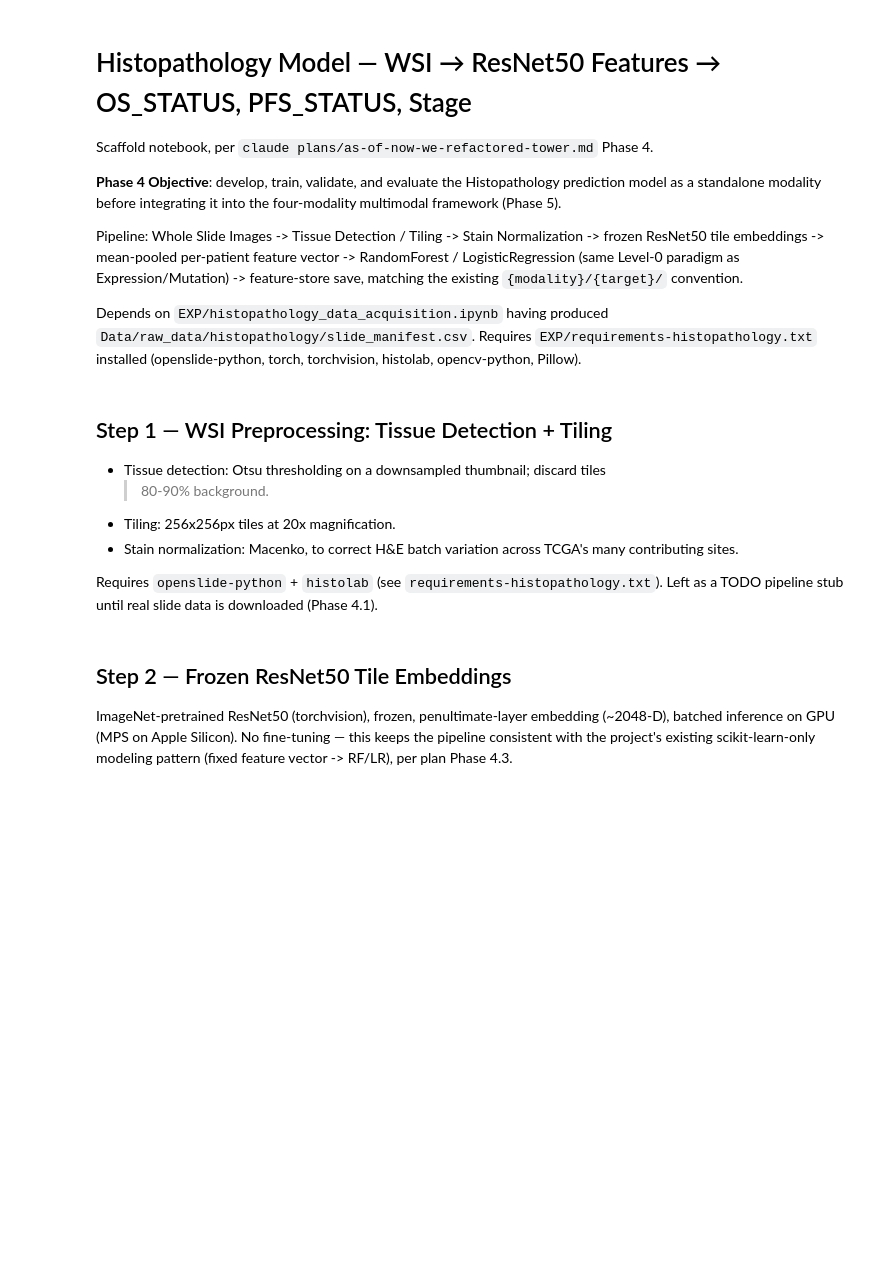
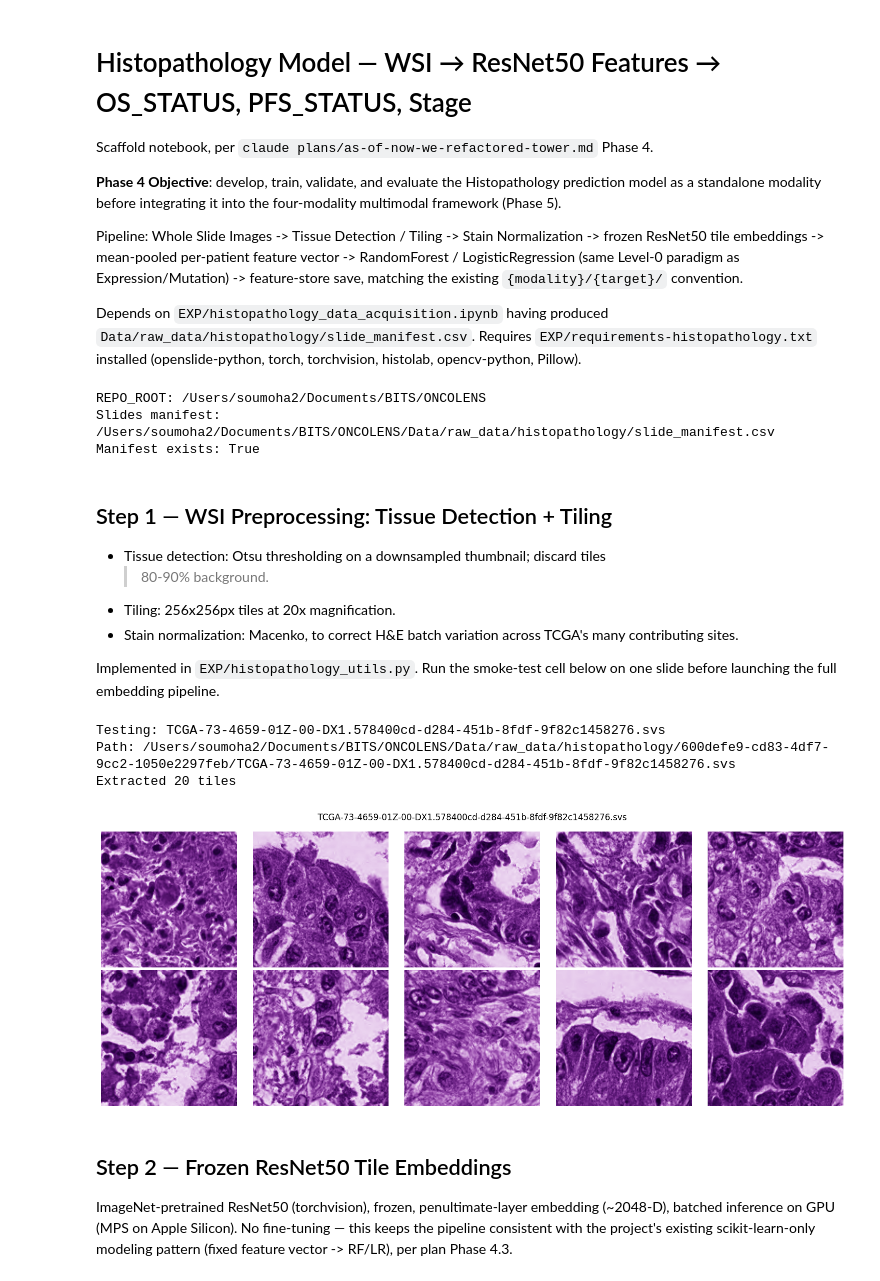
Before and after one commit to soumyaranmohanty/ONCOLENS, a Jupyter notebook: EXP/histopathology_v1.ipynb, the cells around one changed output. Saved outputs shown, nothing was run; the diff lists cells and outputs as text; code cells hidden in the pictures; blank space fills up the shorter version.

Commit message:
slide embedding created and histopathology model created

```diff
--- a/EXP/histopathology_v1.ipynb
+++ b/EXP/histopathology_v1.ipynb
@@ -17,22 +17,41 @@ Depends on `EXP/histopathology_data_acquisition.ipynb` having produced
 `EXP/requirements-histopathology.txt` installed (openslide-python, torch,
 torchvision, histolab, opencv-python, Pillow).
 # %%
+import json
 import os
-import json
 import sys
 from datetime import date
 from pathlib import Path
 
+import joblib
 import numpy as np
 import pandas as pd
-import joblib
 from sklearn.ensemble import RandomForestClassifier
 from sklearn.linear_model import LogisticRegression
+from sklearn.metrics import make_scorer, roc_auc_score
 from sklearn.model_selection import StratifiedKFold, cross_val_score, train_test_split
-from sklearn.metrics import roc_auc_score
 
-# Repo root on path for histopathology_utils
-sys.path.insert(0, str(Path.cwd()))
+# Cursor/Jupyter cwd may be repo root OR EXP/ — resolve automatically
+_cwd = Path.cwd()
+if (_cwd / "Data" / "raw_data" / "histopathology").exists():
+    REPO_ROOT = _cwd
+elif (_cwd.parent / "Data" / "raw_data" / "histopathology").exists():
+    REPO_ROOT = _cwd.parent
+else:
+    raise FileNotFoundError(
+        f"Cannot find Data/raw_data/histopathology from cwd={_cwd}"
+    )
+
+EXP_DIR = REPO_ROOT / "EXP"
+sys.path.insert(0, str(EXP_DIR))
+
+# Homebrew OpenSlide libs (macOS) — or: source scripts/env.sh before starting Jupyter
+_brew_lib = Path("/opt/homebrew/lib")
+if _brew_lib.is_dir():
+    os.environ["DYLD_FALLBACK_LIBRARY_PATH"] = (
+        f"{_brew_lib}:{os.environ.get('DYLD_FALLBACK_LIBRARY_PATH', '')}"
+    )
+
 from histopathology_utils import (
     aggregate_patient_features,
     build_resnet50_encoder,
@@ -41,12 +60,22 @@ from histopathology_utils import (
     tile_slide,
 )
 
-SLIDE_MANIFEST_PATH = "../Data/raw_data/histopathology/slide_manifest.csv"
-TILE_CACHE_DIR = "../Data/feature_store/histopathology/tile_embeddings_cache"
-FEATURE_STORE_ROOT = "../Data/feature_store/histopathology"
-CLINICAL_PATH = "../Data/processed_data/mutation_data_processed/selected_clinical.csv"
+SLIDE_MANIFEST_PATH = str(REPO_ROOT / "Data/raw_data/histopathology/slide_manifest.csv")
+TILE_CACHE_DIR = str(REPO_ROOT / "Data/feature_store/histopathology/tile_embeddings_cache")
+FEATURE_STORE_ROOT = str(REPO_ROOT / "Data/feature_store/histopathology")
+CLINICAL_PATH = str(
+    REPO_ROOT / "Data/processed_data/mutation_data_processed/selected_clinical.csv"
+)
+REGISTRY_PATH = str(REPO_ROOT / "Data/feature_store/registry_histopathology.json")
 
 os.makedirs(TILE_CACHE_DIR, exist_ok=True)
+print(f"REPO_ROOT: {REPO_ROOT}")
+print(f"Slides manifest: {SLIDE_MANIFEST_PATH}")
+print(f"Manifest exists: {os.path.exists(SLIDE_MANIFEST_PATH)}")
+# %% [output]
+REPO_ROOT: /Users/soumoha2/Documents/BITS/ONCOLENS
+Slides manifest: /Users/soumoha2/Documents/BITS/ONCOLENS/Data/raw_data/histopathology/slide_manifest.csv
+Manifest exists: True
 # %% [markdown]
 ## Step 1 — WSI Preprocessing: Tissue Detection + Tiling
 
@@ -56,5 +85,5 @@ os.makedirs(TILE_CACHE_DIR, exist_ok=True)
 - Stain normalization: Macenko, to correct H&E batch variation across TCGA's many
   contributing sites.
 
-Requires `openslide-python` + `histolab` (see `requirements-histopathology.txt`).
-Left as a TODO pipeline stub until real slide data is downloaded (Phase 4.1).
+Implemented in `EXP/histopathology_utils.py`. Run the smoke-test cell below on one
+slide before launching the full embedding pipeline.
@@ -64,3 +90,30 @@ Left as a TODO pipeline stub until real slide data is downloaded (Phase 4.1).
+# %%
+import matplotlib.pyplot as plt
+
+slide_manifest = pd.read_csv(SLIDE_MANIFEST_PATH)
+assert len(slide_manifest) > 0, (
+    f"No slides in {SLIDE_MANIFEST_PATH} — run histopathology_data_acquisition.ipynb first."
+)
+
+row = slide_manifest.iloc[0]
+print(f"Testing: {row['slide_id']}")
+print(f"Path: {row['path']}")
+
+tiles = tile_slide(row["path"], max_tiles=20)
+print(f"Extracted {len(tiles)} tiles")
+
+fig, axes = plt.subplots(2, 5, figsize=(15, 6))
+for ax, (_, img) in zip(axes.flat, tiles[:10]):
+    ax.imshow(img)
+    ax.axis("off")
+plt.suptitle(row["slide_id"])
+plt.tight_layout()
+plt.show()
+# %% [output]
+Testing: TCGA-73-4659-01Z-00-DX1.578400cd-d284-451b-8fdf-9f82c1458276.svs
+Path: /Users/soumoha2/Documents/BITS/ONCOLENS/Data/raw_data/histopathology/600defe9-cd83-4df7-9cc2-1050e2297feb/TCGA-73-4659-01Z-00-DX1.578400cd-d284-451b-8fdf-9f82c1458276.svs
+Extracted 20 tiles
+[figure, added]
 # %% [markdown]
 ## Step 2 — Frozen ResNet50 Tile Embeddings
 
```
Also changed, not shown: parts of 5 cells of this notebook, 18 other files.
